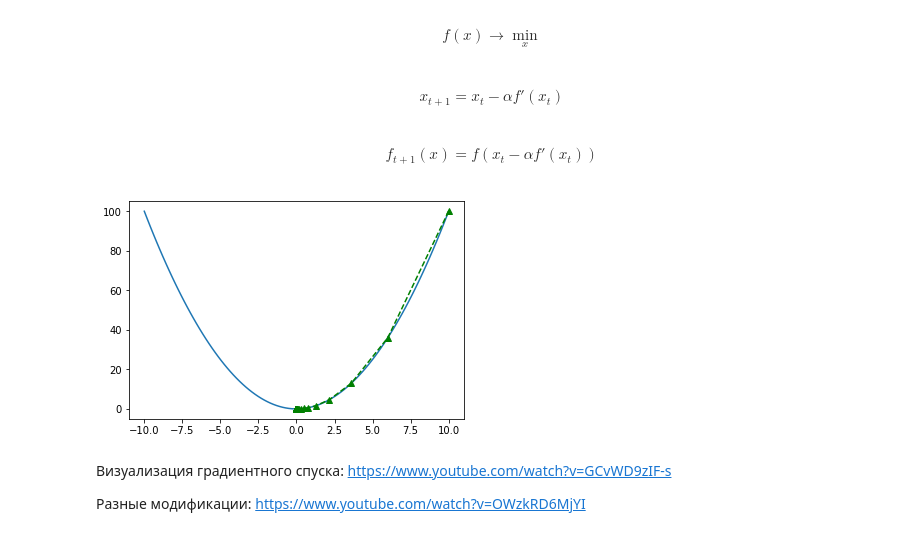
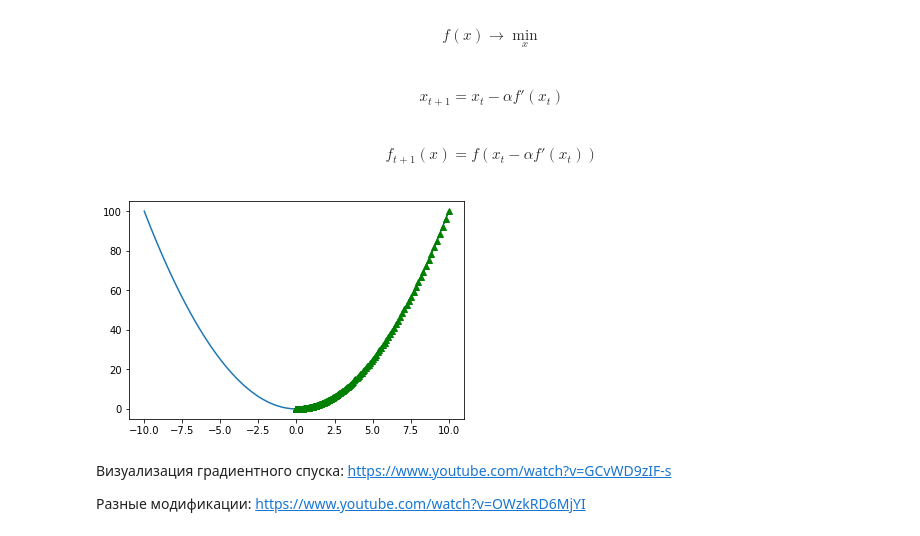
Before and after one commit to SlinkoIgor/express_ml, a Jupyter notebook: 03_pandas_gradient_boosting_visualization/gradient_boosting.ipynb, the cells around one changed output. Drawn from its saved outputs; the diff is of its cells as text; code cells hidden in the pictures.

```diff
--- a/03_pandas_gradient_boosting_visualization/gradient_boosting.ipynb
+++ b/03_pandas_gradient_boosting_visualization/gradient_boosting.ipynb
@@ -29,26 +29,26 @@ $$f_{t+1}(x) = f(x_t-\alpha{f'(x_t)})$$
 # %%
 def func(x):
     return x ** 2
 
 def derivative(x):
     return 2 * x
 
 
 x_coord = np.linspace(-10, 10, 100)
 plt.plot(x_coord, [func(x) for x in x_coord]);
 
 start_point = 10
 
-alpha = 0.2
+alpha = 0.01
 gradient_steps = [start_point]
 for i in range(1000):
     old_point = gradient_steps[-1]
     new_point = old_point - alpha * derivative(old_point)
     gradient_steps.append(new_point)
 
 plt.plot(gradient_steps, [func(x) for x in gradient_steps], 'g--^');
 # %% [output]
-[figure, old version]
+[figure, new version]
 # %% [markdown]
 Визуализация градиентного спуска: https://www.youtube.com/watch?v=GCvWD9zIF-s
 
```
Also changed, not shown: parts of 2 cells of this notebook.
